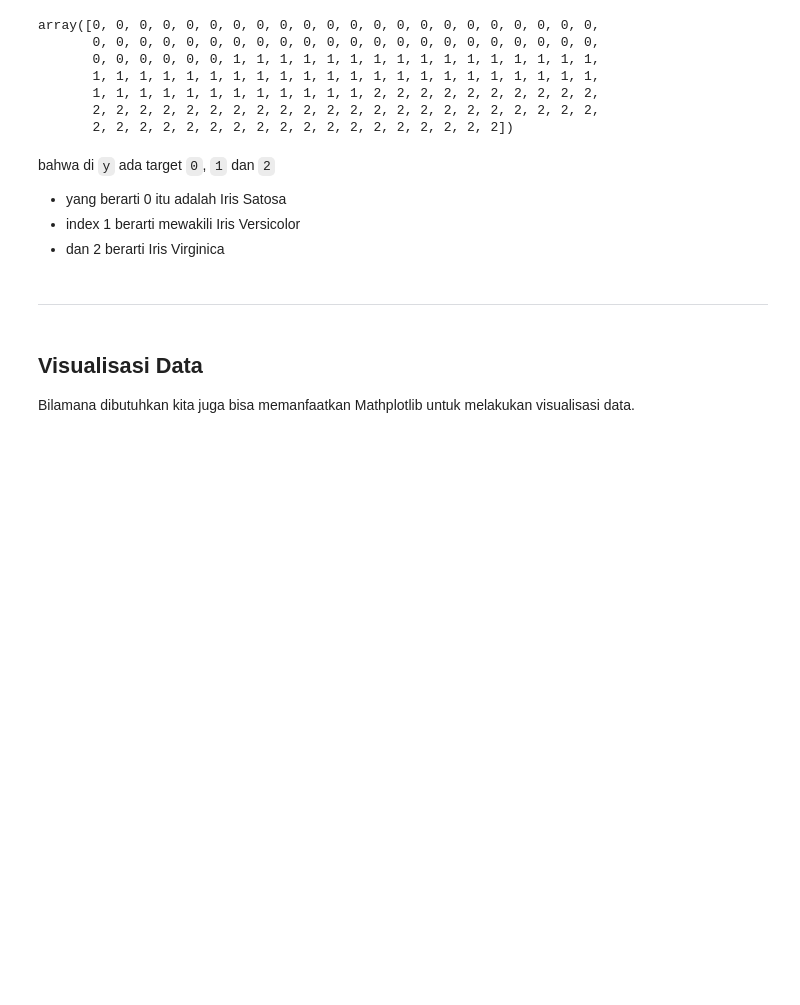
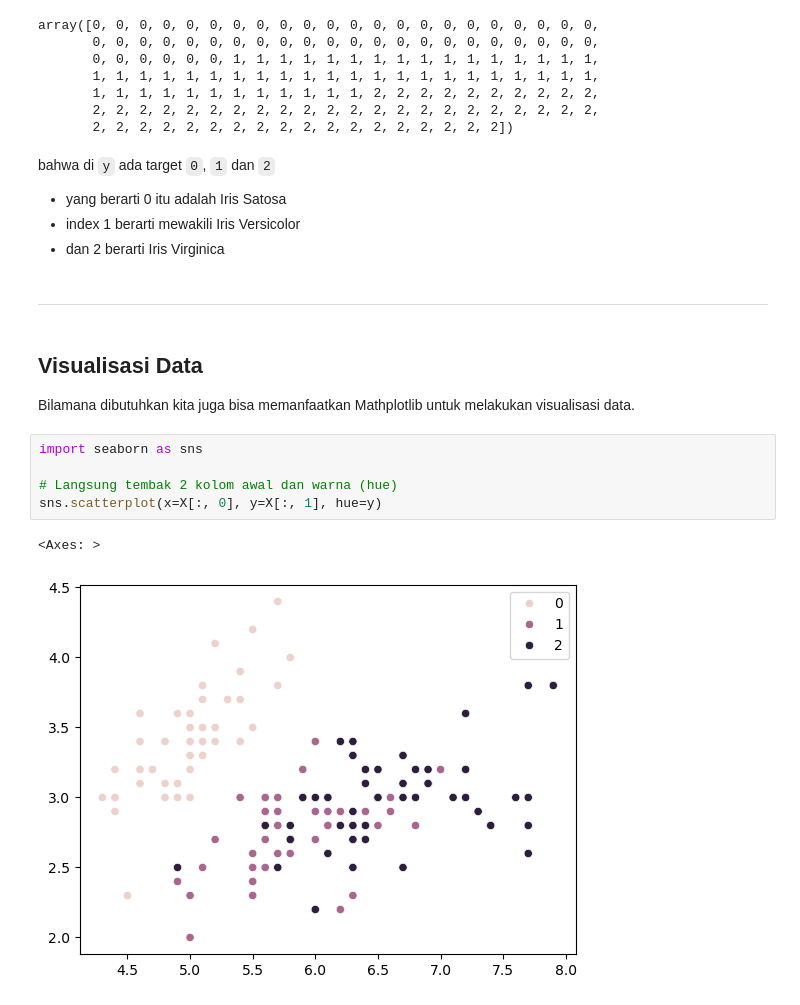
Before and after one commit to agungwahyuprayogo/Machine-Learning-with-Python-Scikit-Learning, a Jupyter notebook: 002 Sample Dataset pada Scikit Learn.ipynb, the cells around one changed output. Drawn from its saved outputs; the diff is of its cells as text; blank space fills up the shorter version.

Commit message:
002 dataset sample visualisasi

```diff
--- a/002 Sample Dataset pada Scikit Learn.ipynb
+++ b/002 Sample Dataset pada Scikit Learn.ipynb
@@ -310,3 +310,11 @@ bahwa di `y` ada target `0`, `1` dan `2`
 ## Visualisasi Data
 
 Bilamana dibutuhkan kita juga bisa memanfaatkan Mathplotlib untuk melakukan visualisasi data.
+# %%
+import seaborn as sns
+
+# Langsung tembak 2 kolom awal dan warna (hue)
+sns.scatterplot(x=X[:, 0], y=X[:, 1], hue=y)
+# %% [output]
+<Axes: >
+[figure, added]
```
